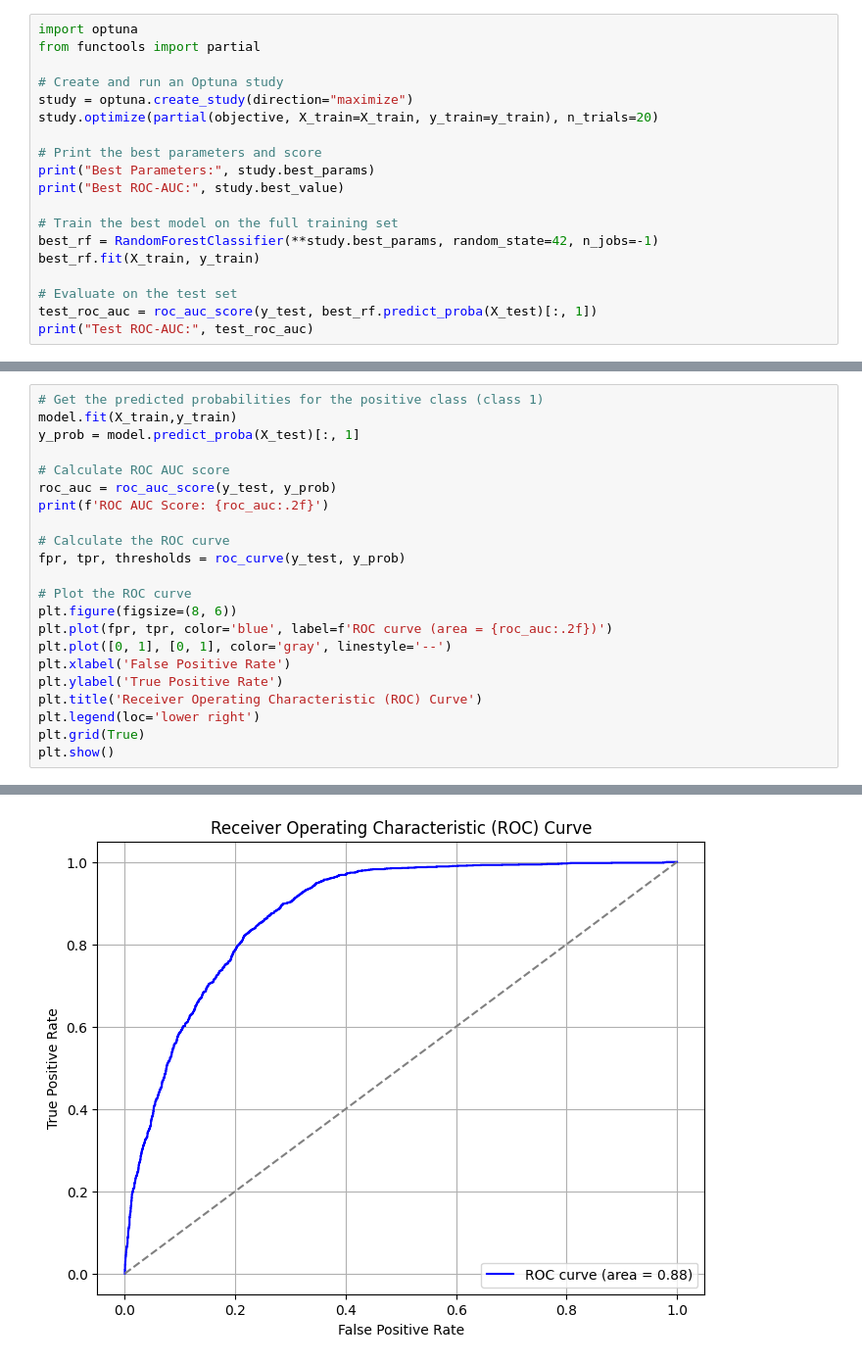
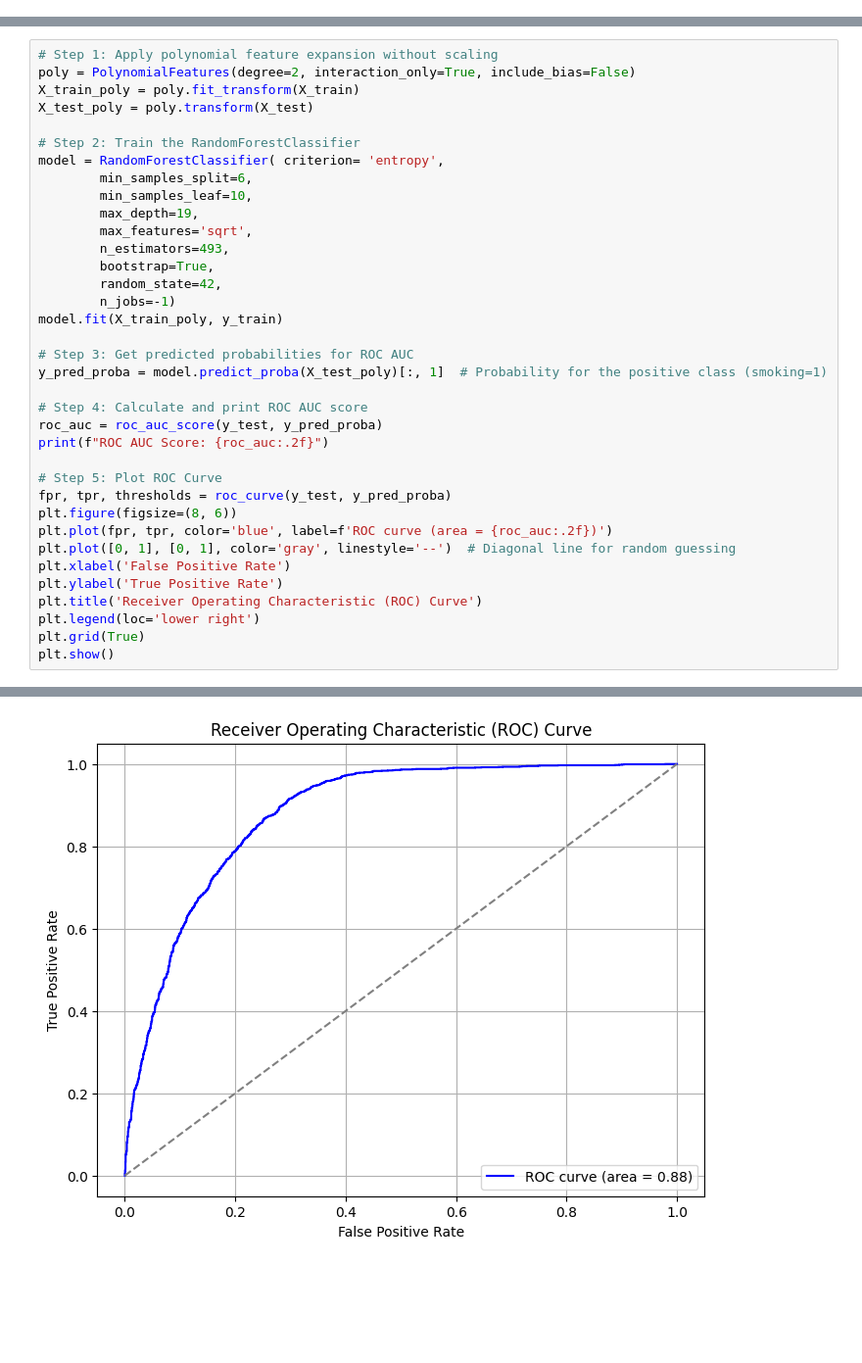
Before and after one commit to Nigoraa1/Smoking_Predictive_Analysis, a Jupyter notebook: main.ipynb, the cells around one changed output, grey strips where cells are left out. Shown at 98% size. Drawn from its saved outputs; the diff is of its cells as text; blank space fills up the shorter version.

```diff
--- a/main.ipynb
+++ b/main.ipynb
@@ -192,19 +29,0 @@ print("Test ROC AUC Score:", test_roc_auc)"""
-# %%
-import optuna
-from functools import partial
-
-# Create and run an Optuna study
-study = optuna.create_study(direction="maximize")
-study.optimize(partial(objective, X_train=X_train, y_train=y_train), n_trials=20)
-
-# Print the best parameters and score
-print("Best Parameters:", study.best_params)
-print("Best ROC-AUC:", study.best_value)
-
-# Train the best model on the full training set
-best_rf = RandomForestClassifier(**study.best_params, random_state=42, n_jobs=-1)
-best_rf.fit(X_train, y_train)
-
-# Evaluate on the test set
-test_roc_auc = roc_auc_score(y_test, best_rf.predict_proba(X_test)[:, 1])
-print("Test ROC-AUC:", test_roc_auc)
@@ -252,25 +30,39 @@ print(roc_auc_test)
 # %%
-# Get the predicted probabilities for the positive class (class 1)
-model.fit(X_train,y_train)
-y_prob = model.predict_proba(X_test)[:, 1]
+# Step 1: Apply polynomial feature expansion without scaling
+poly = PolynomialFeatures(degree=2, interaction_only=True, include_bias=False)
+X_train_poly = poly.fit_transform(X_train)
+X_test_poly = poly.transform(X_test)
 
-# Calculate ROC AUC score
-roc_auc = roc_auc_score(y_test, y_prob)
-print(f'ROC AUC Score: {roc_auc:.2f}')
+# Step 2: Train the RandomForestClassifier
+model = RandomForestClassifier( criterion= 'entropy',
+        min_samples_split=6,
+        min_samples_leaf=10,
+        max_depth=19,
+        max_features='sqrt',
+        n_estimators=493,
+        bootstrap=True,
+        random_state=42,
+        n_jobs=-1)
+model.fit(X_train_poly, y_train)
 
-# Calculate the ROC curve
-fpr, tpr, thresholds = roc_curve(y_test, y_prob)
+# Step 3: Get predicted probabilities for ROC AUC
+y_pred_proba = model.predict_proba(X_test_poly)[:, 1]  # Probability for the positive class (smoking=1)
 
-# Plot the ROC curve
+# Step 4: Calculate and print ROC AUC score
+roc_auc = roc_auc_score(y_test, y_pred_proba)
+print(f"ROC AUC Score: {roc_auc:.2f}")
+
+# Step 5: Plot ROC Curve
+fpr, tpr, thresholds = roc_curve(y_test, y_pred_proba)
 plt.figure(figsize=(8, 6))
 plt.plot(fpr, tpr, color='blue', label=f'ROC curve (area = {roc_auc:.2f})')
-plt.plot([0, 1], [0, 1], color='gray', linestyle='--')
+plt.plot([0, 1], [0, 1], color='gray', linestyle='--')  # Diagonal line for random guessing
 plt.xlabel('False Positive Rate')
 plt.ylabel('True Positive Rate')
 plt.title('Receiver Operating Characteristic (ROC) Curve')
 plt.legend(loc='lower right')
 plt.grid(True)
 plt.show()
 # %% [output]
 ROC AUC Score: 0.88
-[figure, old version]
+[figure, new version]
```
Also changed, not shown: parts of 22 cells of this notebook, 2 other files.
